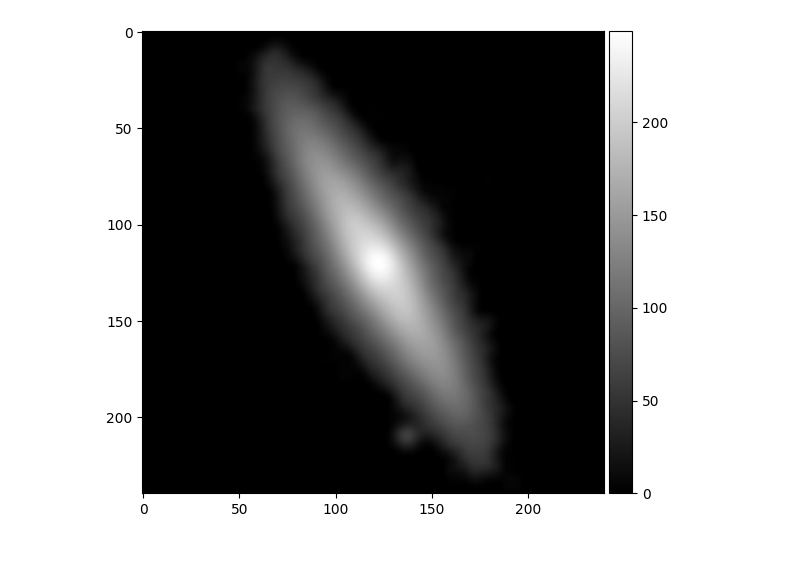
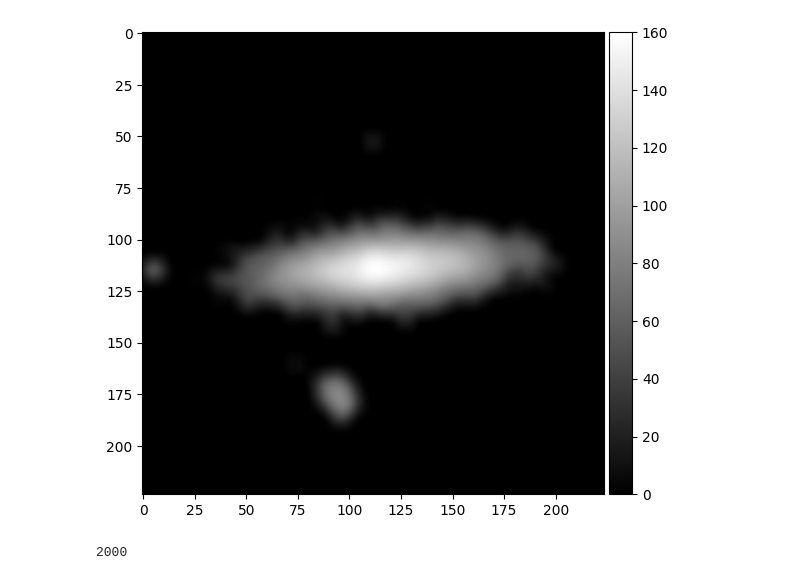
Before and after one commit to immanuelazn/w281_final_galaxy_zoo, a Jupyter notebook: feature_extractor_resnet.ipynb, the cells around one changed output. Cells and saved outputs as stored; diff of their text form; code cells hidden in the pictures.

```diff
--- a/feature_extractor_resnet.ipynb
+++ b/feature_extractor_resnet.ipynb
@@ -152,7 +152,7 @@ def preprocess_resnet(df):
     img_histogram_clipping = histogram_clipping(im_gray, 30)
     im_blurred = gaussian_blur_preprocessing(img_histogram_clipping, (9, 9), (10, 10))
     im_bilateral = bilateral_preprocessing(im_blurred, 5, 30, 30)
-    im_cropped = crop_center(im_bilateral, 240, 240)
+    im_cropped = crop_center(im_bilateral, 224, 224)
     # im_flattened = hog_feature.flatten()
     preprocessed_list.append(im_cropped)
 
@@ -171,8 +171,8 @@ def display_img_colorbar(img):
 # %%
 import matplotlib.pyplot as plt
 import matplotlib.image as mpimg
 
-img = preprocess_resnet(df_train[:3])[0]
+img = preprocess_resnet(df_train[:10])[9]
 display_img_colorbar(img)
 # %% [output]
-[figure, old version]
+[figure, new version]
@@ -178,0 +181,4 @@ display_img_colorbar(img)
+# %%
+len(images_list)
+# %% [output]
+2000
```
Also changed, not shown: parts of 17 cells of this notebook.
